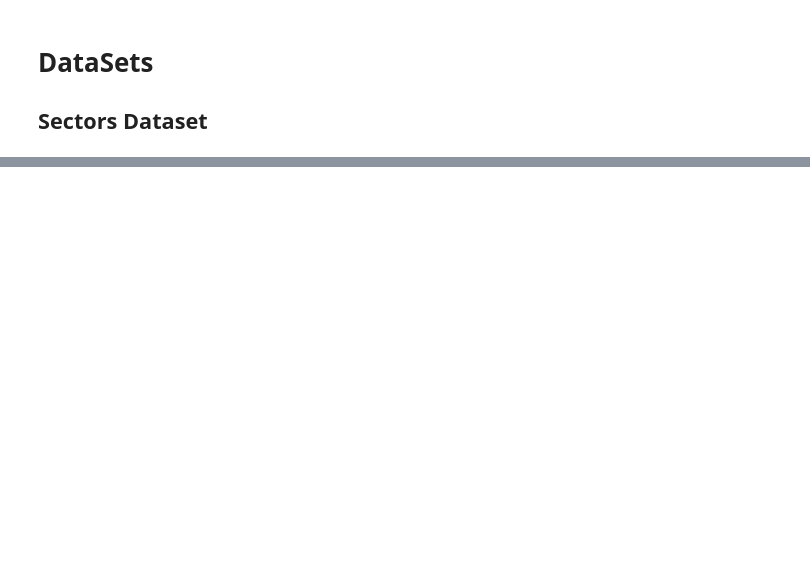
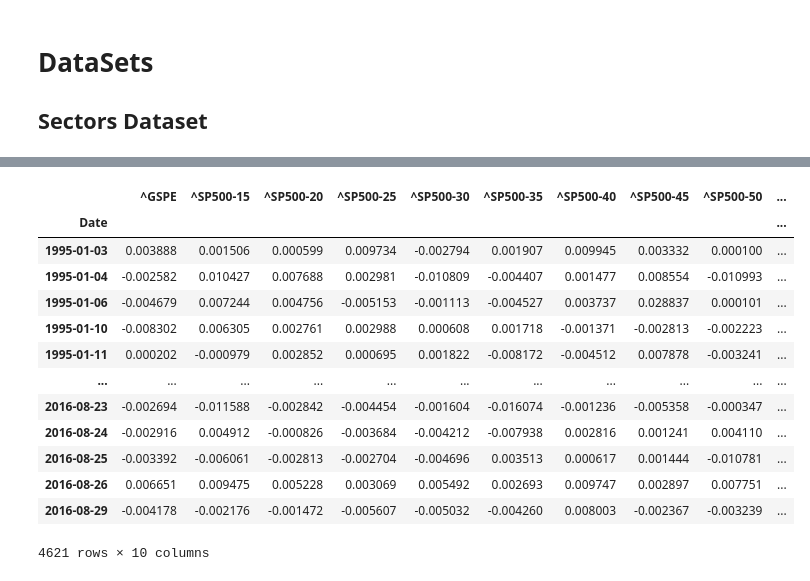
Before and after one commit to jduarte00/tesis, a Jupyter notebook: DataSets.ipynb, the cells around one changed output, grey strips where cells are left out. Saved outputs shown, nothing was run; the diff lists cells and outputs as text; code cells hidden in the pictures; blank space fills up the shorter version.

```diff
--- a/DataSets.ipynb
+++ b/DataSets.ipynb
@@ -48,0 +58,17 @@ sp500_sectors['Close']
+# %%
+retornos_diarios_ajustados
+# %% [output]
+|  | ^GSPE | ^SP500-15 | ^SP500-20 | ^SP500-25 | ^SP500-30 | ^SP500-35 | ^SP500-40 | ^SP500-45 | ^SP500-50 | ... |
+| Date |  |  |  |  |  |  |  |  |  | ... |
+| 1995-01-03 | 0.003888 | 0.001506 | 0.000599 | 0.009734 | -0.002794 | 0.001907 | 0.009945 | 0.003332 | 0.000100 | ... |
+| 1995-01-04 | -0.002582 | 0.010427 | 0.007688 | 0.002981 | -0.010809 | -0.004407 | 0.001477 | 0.008554 | -0.010993 | ... |
+| 1995-01-06 | -0.004679 | 0.007244 | 0.004756 | -0.005153 | -0.001113 | -0.004527 | 0.003737 | 0.028837 | 0.000101 | ... |
+| 1995-01-10 | -0.008302 | 0.006305 | 0.002761 | 0.002988 | 0.000608 | 0.001718 | -0.001371 | -0.002813 | -0.002223 | ... |
+| 1995-01-11 | 0.000202 | -0.000979 | 0.002852 | 0.000695 | 0.001822 | -0.008172 | -0.004512 | 0.007878 | -0.003241 | ... |
+| ... | ... | ... | ... | ... | ... | ... | ... | ... | ... | ... |
+| 2016-08-23 | -0.002694 | -0.011588 | -0.002842 | -0.004454 | -0.001604 | -0.016074 | -0.001236 | -0.005358 | -0.000347 | ... |
+| 2016-08-24 | -0.002916 | 0.004912 | -0.000826 | -0.003684 | -0.004212 | -0.007938 | 0.002816 | 0.001241 | 0.004110 | ... |
+| 2016-08-25 | -0.003392 | -0.006061 | -0.002813 | -0.002704 | -0.004696 | 0.003513 | 0.000617 | 0.001444 | -0.010781 | ... |
+| 2016-08-26 | 0.006651 | 0.009475 | 0.005228 | 0.003069 | 0.005492 | 0.002693 | 0.009747 | 0.002897 | 0.007751 | ... |
+| 2016-08-29 | -0.004178 | -0.002176 | -0.001472 | -0.005607 | -0.005032 | -0.004260 | 0.008003 | -0.002367 | -0.003239 | ... |
+4621 rows × 10 columns
```
Also changed, not shown: parts of 8 cells of this notebook, 2 other files.
